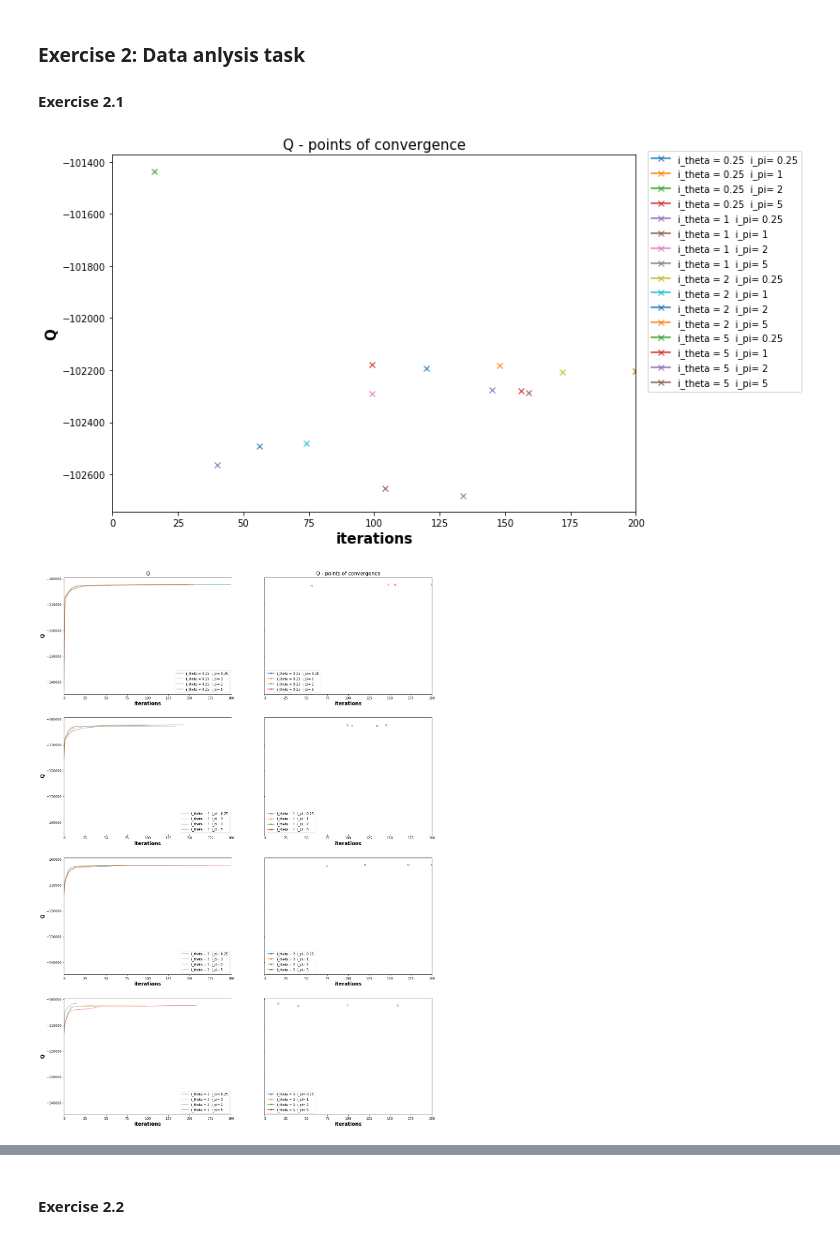
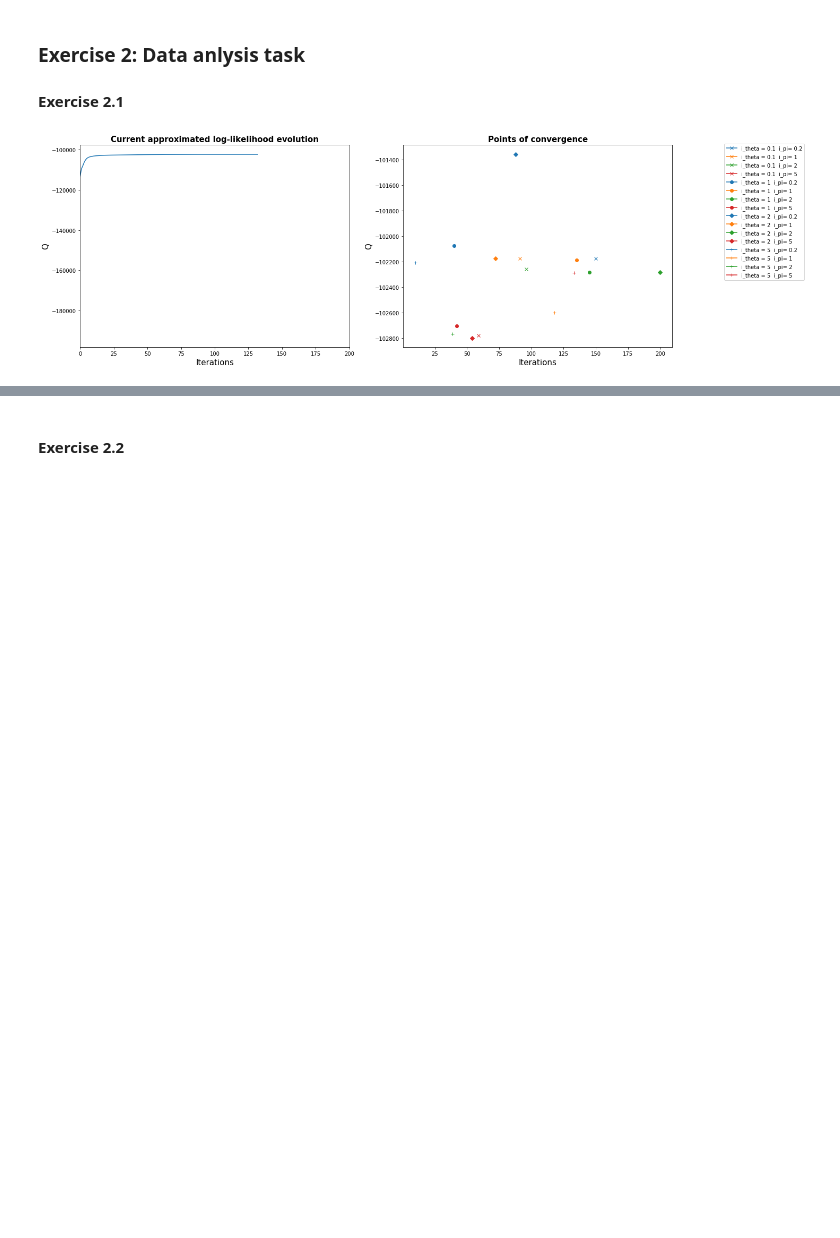
Before and after one commit to Sabaydi/Home_Code, a Jupyter notebook: L2/L2_code/Tutorial2.ipynb, the cells around one changed output, grey strips where cells are left out. Saved outputs shown, nothing was run; the diff lists cells and outputs as text; code cells hidden in the pictures; blank space fills up the shorter version.

```diff
--- a/L2/L2_code/Tutorial2.ipynb
+++ b/L2/L2_code/Tutorial2.ipynb
@@ -134,58 +134,55 @@ p(z_n = k \vert x_n,\Theta^{old}) = \cdots = \frac{\pi_k \prod_{i=1}^{W_n} \thet
 # %%
 """
 Fix K = 5 and try different initializations.
 """
 import matplotlib.pyplot as plt
 from IPython.display import display, clear_output
 
 %matplotlib inline
 
 K = 5 # Number of mixture components
 
-i_pis = [1/4, 1, 2, 5]
-i_thetas = [1/4, 1, 2, 5]
+i_pis = [1/K, 1, 2, 5]
+i_thetas = [1/10, 1, 2, 5]
 
 epochs = 200
 
-fig_1, ax = plt.subplots(len(i_thetas), 2, figsize=(20, 30), sharey=True)
-fig_2, ax_2= plt.subplots(1, 1, figsize=(10,7))
+# prepare plots
+fig_1, ax_1 = plt.subplots(1, 2, figsize=(20, 7))
 
-ax[0, 0].set_title("approximated log-likelihood evolution", fontsize=15)
-ax[0, 1].set_title("points of convergence", fontsize=15)
+ax_1[0].set_title("Current approximated log-likelihood evolution", fontsize=15, fontweight='bold')
+ax_1[1].set_title("Points of convergence", fontsize=15, fontweight='bold')
 
-ax_2.set_title("approximated log-likelihood evolution - points of convergence", fontsize=15)
-ax_2.set_ylabel("Q", fontweight='bold', fontsize=15)
-ax_2.set_xlabel("iterations", fontweight='bold', fontsize=15)
+ax_1[0].set_ylabel("Q", fontsize=15)
+ax_1[0].set_xlabel("Iterations", fontsize=15)
 
-x= np.arange(epochs)
+ax_1[1].set_ylabel("Q", fontsize=15)
+ax_1[1].set_xlabel("Iterations", fontsize=15)
 
-ax_2.set_xlim(0, epochs)
+ax_1[0].set_xlim(0, epochs)
+
+x = np.arange(epochs)
+markers = ['x', 'o', 'D', '+']
+
 
 for i, i_theta in enumerate(i_thetas):
-
-    ax[i, 0].set_ylabel("Q", fontweight='bold', fontsize=15)
-    ax[i, 0].set_xlabel("iterations", fontweight='bold', fontsize=15)
-    ax[i, 1].set_xlabel("iterations", fontweight='bold', fontsize=15)
-
-    ax[i, 0].set_xlim(0,epochs)
-    ax[i, 1].set_xlim(0,epochs)
 
     for j, i_pi in enumerate(i_pis):
 
         model = CategoricalEM(K, I, N, delta=0.01, epochs=epochs, init_params={'theta': i_theta, 'pi': i_pi})
         model.fit(X_matrix)
 
-        ax[i, 0].plot(x[:len(model.Q_list)], model.Q_list, label=f"i_theta = {i_theta}  i_pi= {i_pi}", alpha=0.5)
-        ax[i, 0].legend(loc='lower right')
+        if i == 0 and j == 0:
+            line_1,  = ax_1[0].plot(x[:len(model.Q_list)], model.Q_list, label=f"i_theta = {i_theta}  i_pi= {i_pi}")
+        else:
+            line_1.set_data(x[:len(model.Q_list)], model.Q_list)
 
-        ax[i, 1].plot(len(model.Q_list), model.Q_list[-1], marker='x', label=f"i_theta = {i_theta}  i_pi= {i_pi}")
-        ax[i, 1].legend(loc='lower left')
-
-        ax_2.plot(len(model.Q_list), model.Q_list[-1], marker='x', label=f"i_theta = {i_theta}  i_pi= {i_pi}")
-        ax_2.legend(loc='upper right', bbox_to_anchor=(0.825, 0.525, 0.5, 0.5))
+        ax_1[1].plot(len(model.Q_list), model.Q_list[-1], marker=markers[i], c=f"C{j}",label=f"i_theta = {i_theta}  i_pi= {i_pi}")
+        ax_1[1].legend(loc='upper right', bbox_to_anchor=(1, 0.52, 0.5, 0.5))
 
         clear_output(wait=True)
-        display(fig_2, fig_1)
+        display(fig_1)
+
+clear_output(wait=True)
 # %% [output]
-[figure, old version]
+[figure, new version]
-[figure, removed]
```
Also changed, not shown: parts of 10 cells of this notebook.
